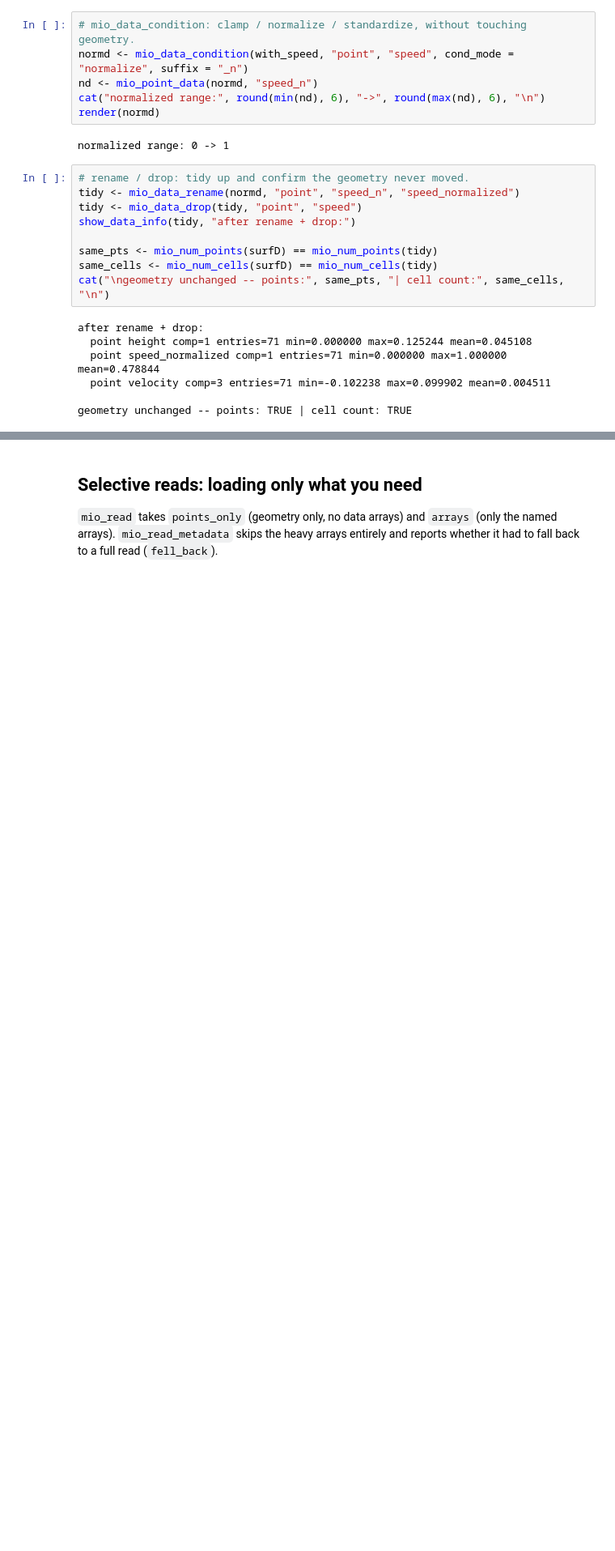
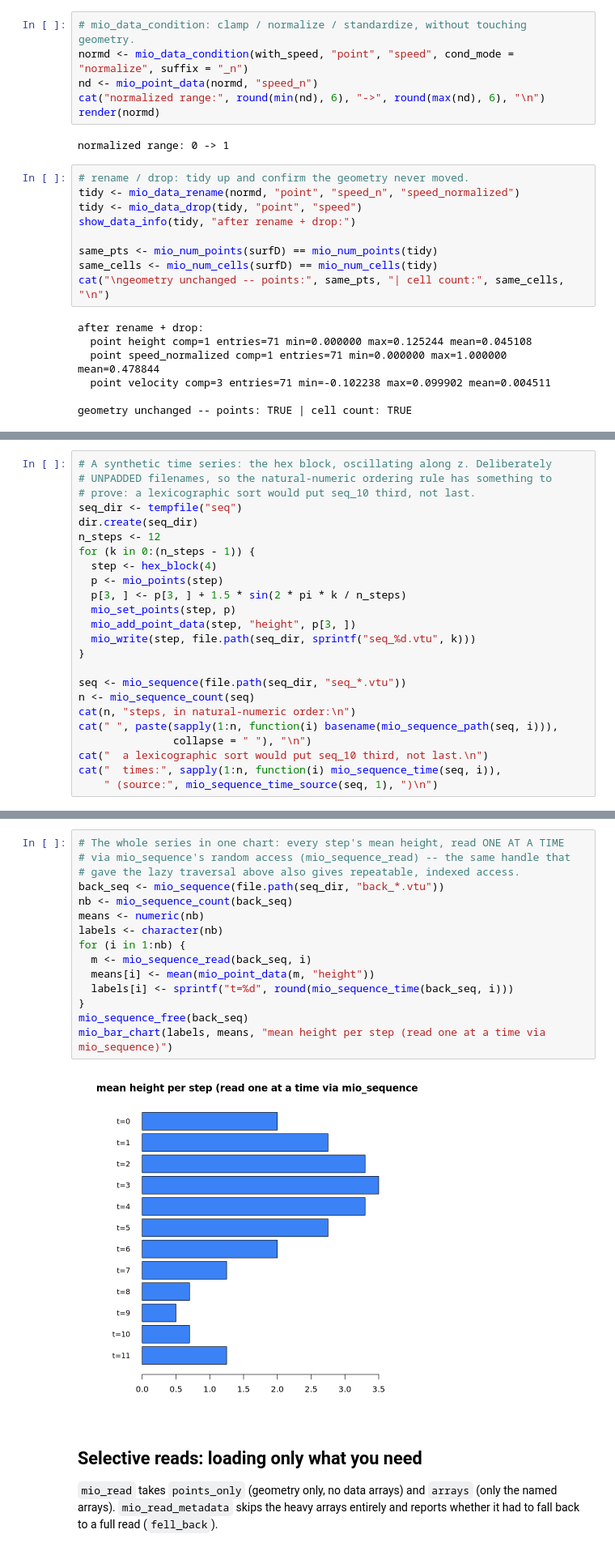
Before and after one commit to loumalouomega/meshioplusplus, a Jupyter notebook: example/r/03_mesh_operations.ipynb, the cells around one changed output, grey strips where cells are left out. Shown at 81% size. Cells and saved outputs as stored; diff of their text form; blank space fills up the shorter version.

```diff
--- a/example/r/03_mesh_operations.ipynb
+++ b/example/r/03_mesh_operations.ipynb
@@ -764,0 +783,24 @@ geometry unchanged -- points: TRUE | cell count: TRUE
+# %%
+# A synthetic time series: the hex block, oscillating along z. Deliberately
+# UNPADDED filenames, so the natural-numeric ordering rule has something to
+# prove: a lexicographic sort would put seq_10 third, not last.
+seq_dir <- tempfile("seq")
+dir.create(seq_dir)
+n_steps <- 12
+for (k in 0:(n_steps - 1)) {
+  step <- hex_block(4)
+  p <- mio_points(step)
+  p[3, ] <- p[3, ] + 1.5 * sin(2 * pi * k / n_steps)
+  mio_set_points(step, p)
+  mio_add_point_data(step, "height", p[3, ])
+  mio_write(step, file.path(seq_dir, sprintf("seq_%d.vtu", k)))
+}
+
+seq <- mio_sequence(file.path(seq_dir, "seq_*.vtu"))
+n <- mio_sequence_count(seq)
+cat(n, "steps, in natural-numeric order:\n")
+cat(" ", paste(sapply(1:n, function(i) basename(mio_sequence_path(seq, i))),
+               collapse = " "), "\n")
+cat("  a lexicographic sort would put seq_10 third, not last.\n")
+cat("  times:", sapply(1:n, function(i) mio_sequence_time(seq, i)),
+    " (source:", mio_sequence_time_source(seq, 1), ")\n")
@@ -765,3 +841,20 @@ geometry unchanged -- points: TRUE | cell count: TRUE
+# %%
+# The whole series in one chart: every step's mean height, read ONE AT A TIME
+# via mio_sequence's random access (mio_sequence_read) -- the same handle that
+# gave the lazy traversal above also gives repeatable, indexed access.
+back_seq <- mio_sequence(file.path(seq_dir, "back_*.vtu"))
+nb <- mio_sequence_count(back_seq)
+means <- numeric(nb)
+labels <- character(nb)
+for (i in 1:nb) {
+  m <- mio_sequence_read(back_seq, i)
+  means[i] <- mean(mio_point_data(m, "height"))
+  labels[i] <- sprintf("t=%d", round(mio_sequence_time(back_seq, i)))
+}
+mio_sequence_free(back_seq)
+mio_bar_chart(labels, means, "mean height per step (read one at a time via mio_sequence)")
+# %% [output]
+[figure, added]
 # %% [markdown]
 ## Selective reads: loading only what you need
 
```
Also changed, not shown: parts of 3 cells of this notebook, 1 other file.
